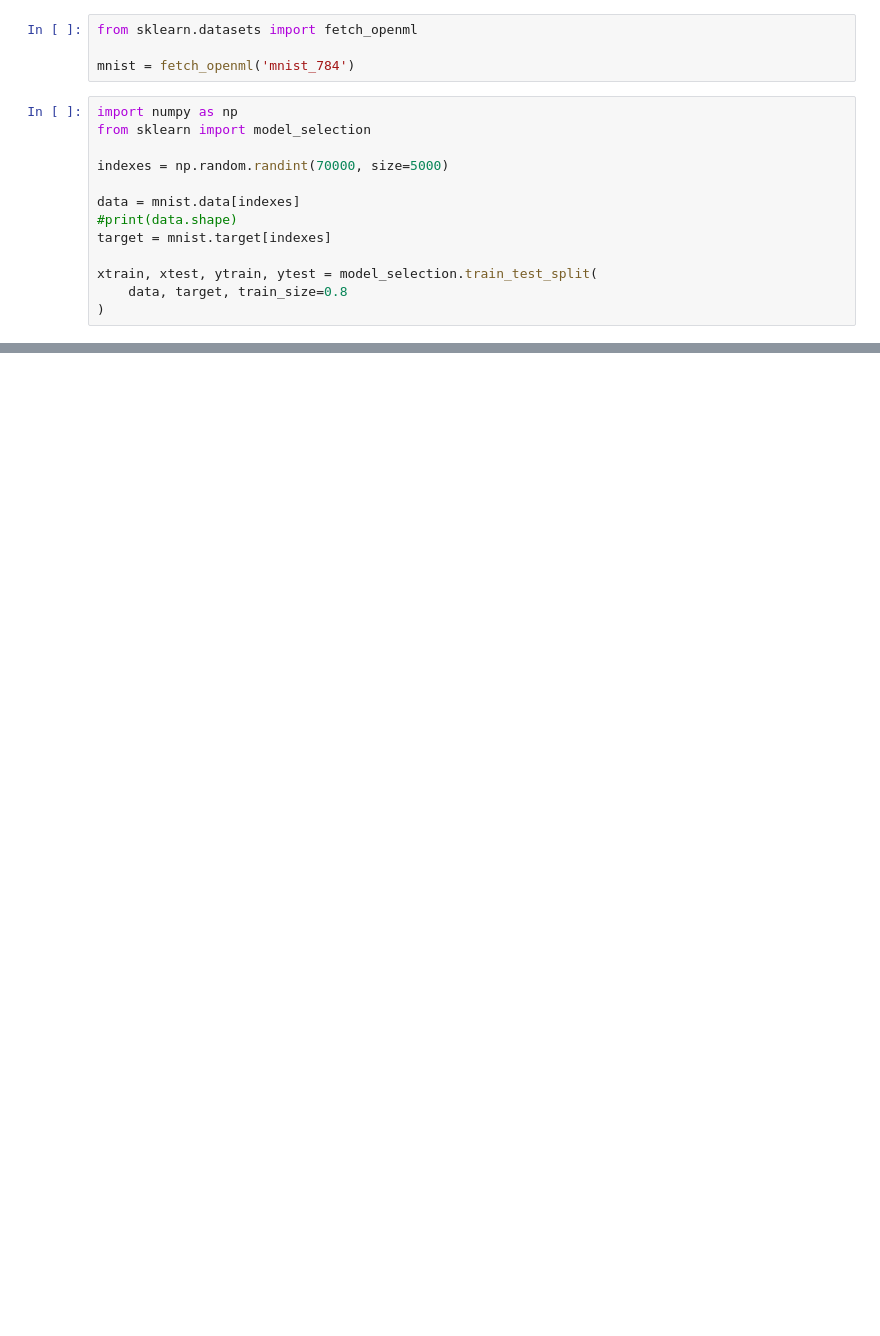
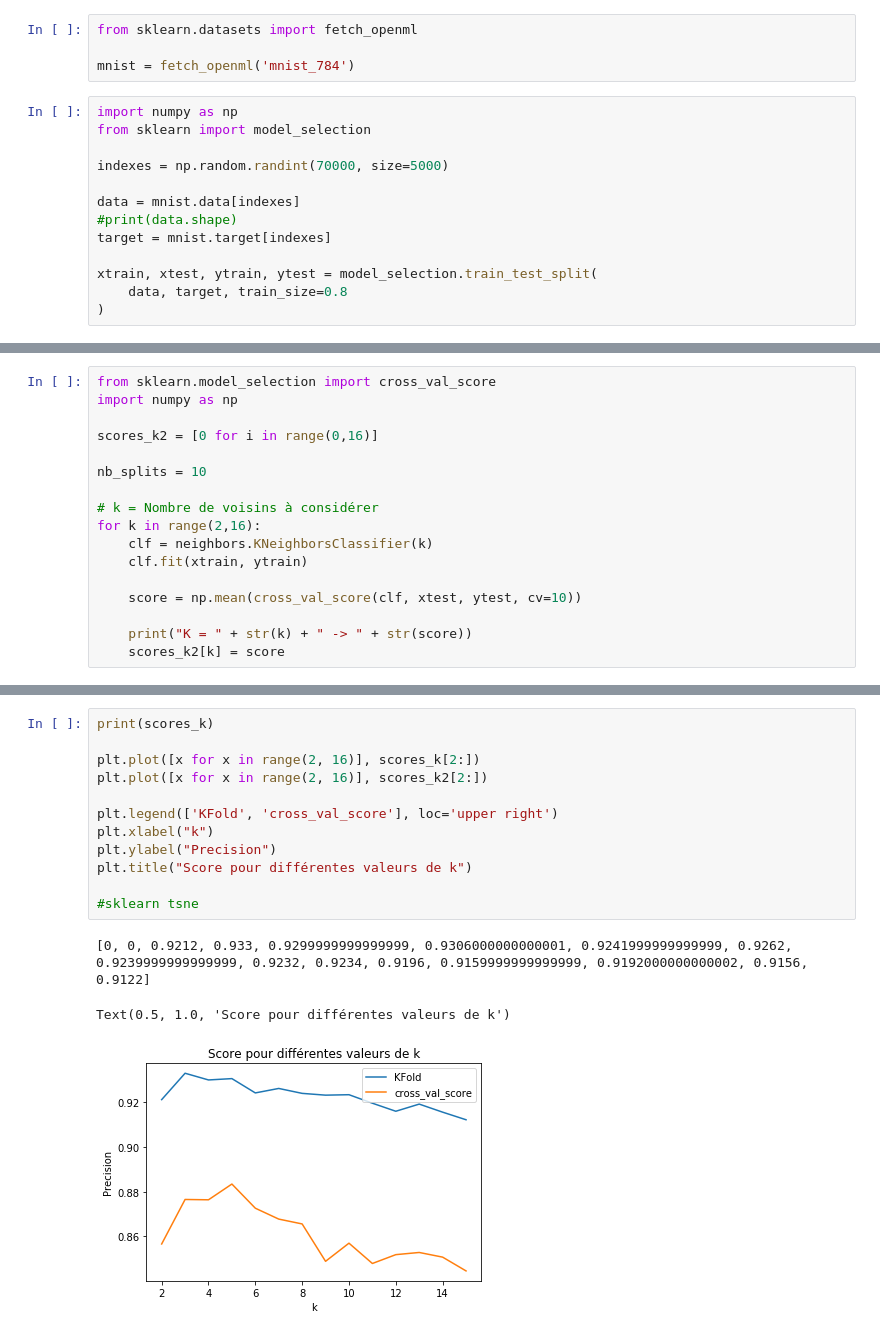
Before and after one commit to pierremrg/apprentissage, a Jupyter notebook: TP1_prog2.ipynb, the cells around one changed output, grey strips where cells are left out. Saved outputs shown, nothing was run; the diff lists cells and outputs as text; blank space fills up the shorter version.

```diff
--- a/TP1_prog2.ipynb
+++ b/TP1_prog2.ipynb
@@ -156,0 +76,17 @@ for train_index, test_index in kf.split(xtrain):
+# %%
+from sklearn.model_selection import cross_val_score
+import numpy as np
+
+scores_k2 = [0 for i in range(0,16)]
+
+nb_splits = 10
+
+# k = Nombre de voisins à considérer
+for k in range(2,16):
+    clf = neighbors.KNeighborsClassifier(k)
+    clf.fit(xtrain, ytrain)
+
+    score = np.mean(cross_val_score(clf, xtest, ytest, cv=10))
+
+    print("K = " + str(k) + " -> " + str(score))
+    scores_k2[k] = score
@@ -156,0 +108,16 @@ for train_index, test_index in kf.split(xtrain):
+# %%
+print(scores_k)
+
+plt.plot([x for x in range(2, 16)], scores_k[2:])
+plt.plot([x for x in range(2, 16)], scores_k2[2:])
+
+plt.legend(['KFold', 'cross_val_score'], loc='upper right')
+plt.xlabel("k")
+plt.ylabel("Precision")
+plt.title("Score pour différentes valeurs de k")
+
+#sklearn tsne
+# %% [output]
+[0, 0, 0.9212, 0.933, 0.9299999999999999, 0.9306000000000001, 0.9241999999999999, 0.9262, 0.9239999999999999, 0.9232, 0.9234, 0.9196, 0.9159999999999999, 0.9192000000000002, 0.9156, 0.9122]
+Text(0.5, 1.0, 'Score pour différentes valeurs de k')
+[figure, added]
```
Also changed, not shown: parts of 16 cells of this notebook.
